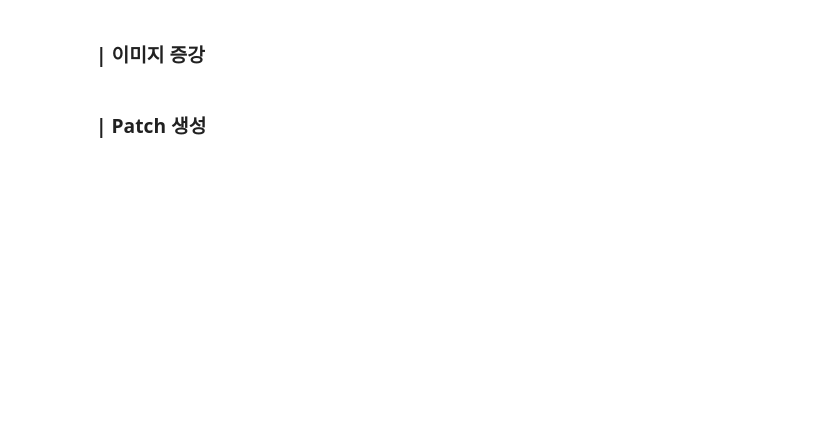
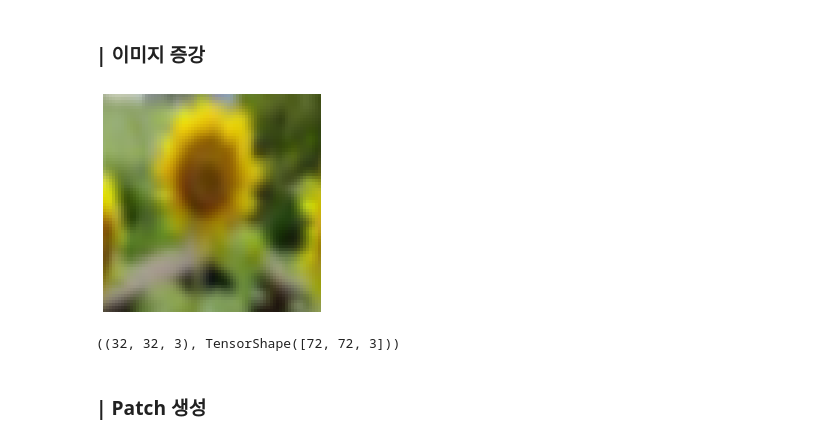
Before and after one commit to yebiny/SkillTreePython-DeepLearning, a Jupyter notebook: 04.Paper-with-code/comment/ch04_08_Transformer.ipynb, the cells around one changed output. Saved outputs shown, nothing was run; the diff lists cells and outputs as text; code cells hidden in the pictures; blank space fills up the shorter version.

```diff
--- a/04.Paper-with-code/comment/ch04_08_Transformer.ipynb
+++ b/04.Paper-with-code/comment/ch04_08_Transformer.ipynb
@@ -564,4 +597,27 @@ def display_img_patches(img, patches):
 # %% [markdown]
 ### **| 이미지 증강**
+# %%
+def aug_model(resize=72):
+                # 전처리
+  aug_layers = [layers.Normalization(),  # 정규화 1/255
+                layers.Resizing(resize, resize),  # 리사이즈
+                # 증강
+                layers.RandomFlip(mode='horizontal'), # 랜덤플립
+                layers.RandomRotation(factor=0.02), # 랜덤 회전
+                layers.RandomZoom(height_factor=0.2, width_factor=0.2)] # 랜덤 확대
+
+  model = tf.keras.Sequential(aug_layers, name='ImgAug')
+  return model
+
+# train / valid / test : train set에만 자동적으로 증강 레이어가 적용
+
+x_img = x_train[idx]
+x_aug = aug_model()(x_img)
+
+display_img_patches(x_aug.numpy().astype('uint8'))
+x_img.shape, x_aug.shape
+# %% [output]
+[figure, added]
+((32, 32, 3), TensorShape([72, 72, 3]))
 # %% [markdown]
 ### **| Patch 생성**
```
Also changed, not shown: parts of 11 cells of this notebook.
